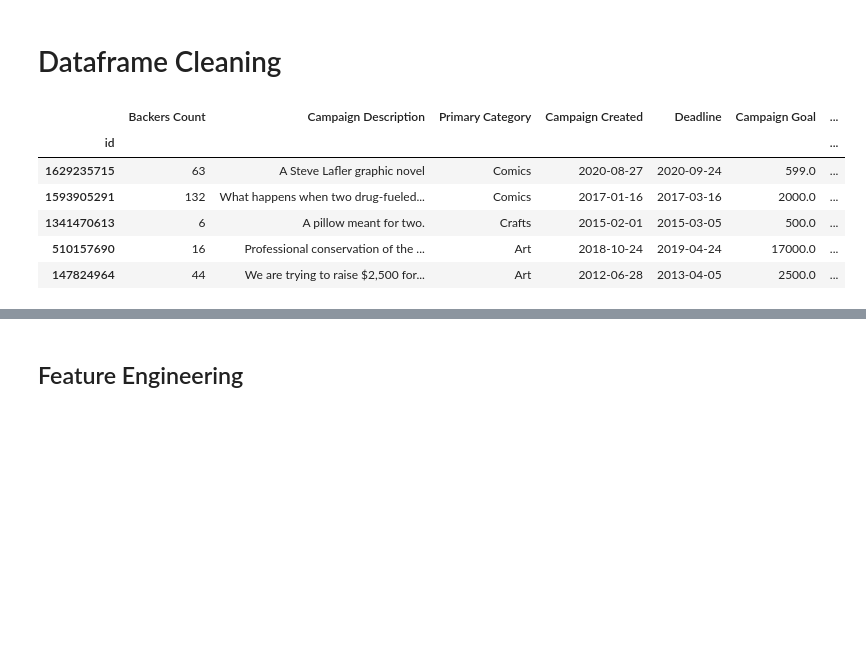
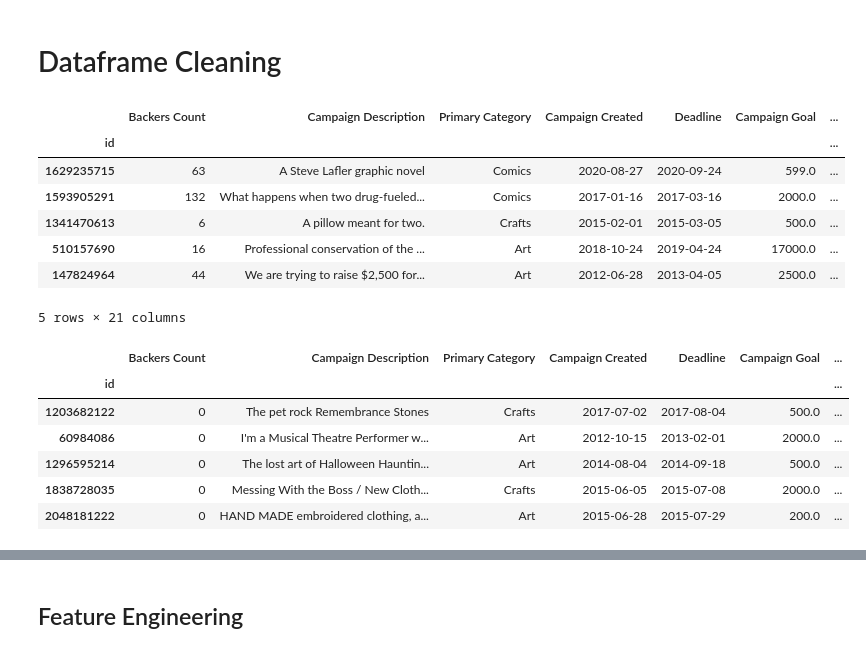
Before and after one commit to BW-Kickstarter-Success-03/campaign_eval, a Jupyter notebook: Kickstarter_project.ipynb, the cells around one changed output, grey strips where cells are left out. Cells and saved outputs as stored; diff of their text form; code cells hidden in the pictures; blank space fills up the shorter version.

```diff
--- a/Kickstarter_project.ipynb
+++ b/Kickstarter_project.ipynb
@@ -126,7 +132,7 @@ def wrangle(df):
 
     return df
 # %%
-df = wrangle(raw_df)
+df = wrangle(raw_df.copy())
 
 df.head()
 # %% [output]
@@ -137,6 +143,17 @@ df.head()
 | 1341470613 | 6 | A pillow meant for two. | Crafts | 2015-02-01 | 2015-03-05 | 500.0 | ... |
 | 510157690 | 16 | Professional conservation of the ... | Art | 2018-10-24 | 2019-04-24 | 17000.0 | ... |
 | 147824964 | 44 | We are trying to raise $2,500 for... | Art | 2012-06-28 | 2013-04-05 | 2500.0 | ... |
+5 rows × 21 columns
+# %%
+df[df['Goal Amount Per Backer'] > 10000000].head()
+# %% [output]
+|  | Backers Count | Campaign Description | Primary Category | Campaign Created | Deadline | Campaign Goal | ... |
+| id |  |  |  |  |  |  | ... |
+| 1203682122 | 0 | The pet rock Remembrance Stones | Crafts | 2017-07-02 | 2017-08-04 | 500.0 | ... |
+| 60984086 | 0 | I'm a Musical Theatre Performer w... | Art | 2012-10-15 | 2013-02-01 | 2000.0 | ... |
+| 1296595214 | 0 | The lost art of Halloween Hauntin... | Art | 2014-08-04 | 2014-09-18 | 500.0 | ... |
+| 1838728035 | 0 | Messing With the Boss / New Cloth... | Crafts | 2015-06-05 | 2015-07-08 | 2000.0 | ... |
+| 2048181222 | 0 | HAND MADE embroidered clothing, a... | Art | 2015-06-28 | 2015-07-29 | 200.0 | ... |
 # %%
 df.info()
 # %% [output]
```
Also changed, not shown: parts of 29 cells of this notebook, 1 other file.
